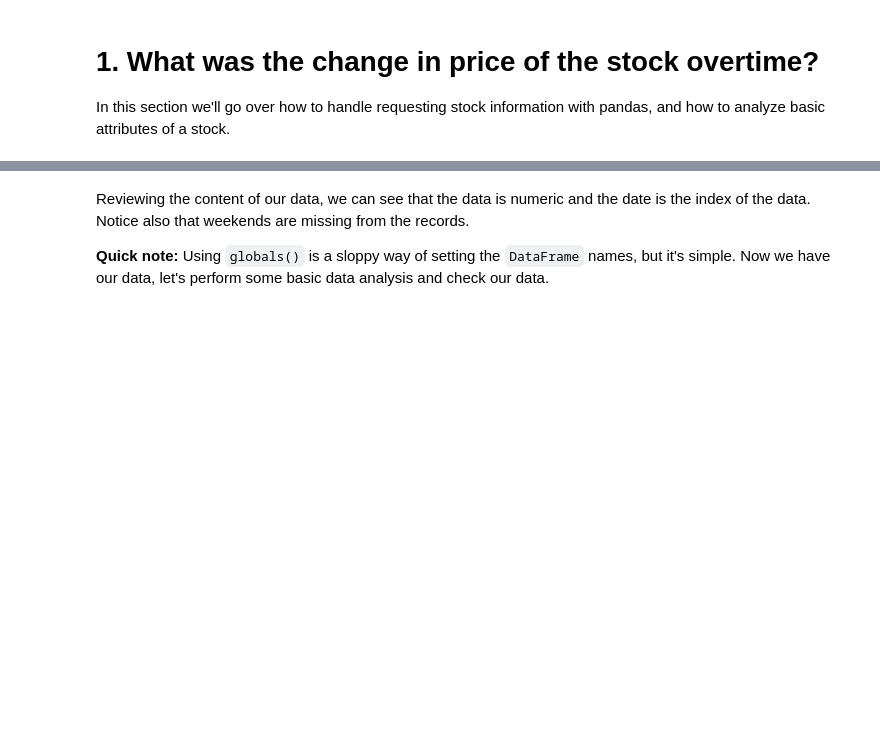
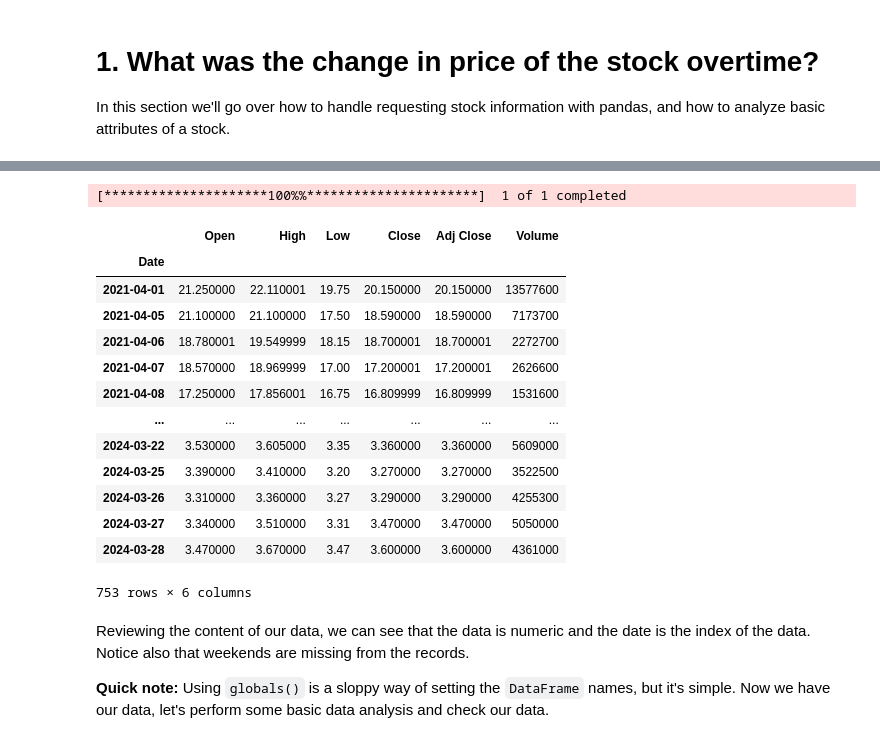
Before and after one commit to Henrywalker2002/stock_prediction, a Jupyter notebook: merge-LSTM-CNN_LSTM.ipynb, the cells around one changed output, grey strips where cells are left out. Cells and saved outputs as stored; diff of their text form; code cells hidden in the pictures; blank space fills up the shorter version.

```diff
--- a/merge-LSTM-CNN_LSTM.ipynb
+++ b/merge-LSTM-CNN_LSTM.ipynb
@@ -86,3 +86,24 @@ df.tail(10)
+# %%
+df = pdr.get_data_yahoo('COMP', start = '2010-01-01', end = '2024-04-01')
+# %% [output]
+[*********************100%%**********************]  1 of 1 completed
+# %%
+df
+# %% [output]
+|  | Open | High | Low | Close | Adj Close | Volume |
+| Date |  |  |  |  |  |  |
+| 2021-04-01 | 21.250000 | 22.110001 | 19.75 | 20.150000 | 20.150000 | 13577600 |
+| 2021-04-05 | 21.100000 | 21.100000 | 17.50 | 18.590000 | 18.590000 | 7173700 |
+| 2021-04-06 | 18.780001 | 19.549999 | 18.15 | 18.700001 | 18.700001 | 2272700 |
+| 2021-04-07 | 18.570000 | 18.969999 | 17.00 | 17.200001 | 17.200001 | 2626600 |
+| 2021-04-08 | 17.250000 | 17.856001 | 16.75 | 16.809999 | 16.809999 | 1531600 |
+| ... | ... | ... | ... | ... | ... | ... |
+| 2024-03-22 | 3.530000 | 3.605000 | 3.35 | 3.360000 | 3.360000 | 5609000 |
+| 2024-03-25 | 3.390000 | 3.410000 | 3.20 | 3.270000 | 3.270000 | 3522500 |
+| 2024-03-26 | 3.310000 | 3.360000 | 3.27 | 3.290000 | 3.290000 | 4255300 |
+| 2024-03-27 | 3.340000 | 3.510000 | 3.31 | 3.470000 | 3.470000 | 5050000 |
+| 2024-03-28 | 3.470000 | 3.670000 | 3.47 | 3.600000 | 3.600000 | 4361000 |
+753 rows × 6 columns
 # %% [markdown]
 Reviewing the content of our data, we can see that the data is numeric and the date is the index of the data. Notice also that weekends are missing from the records.
 
```
Also changed, not shown: parts of 10 cells of this notebook, 6 other files.
